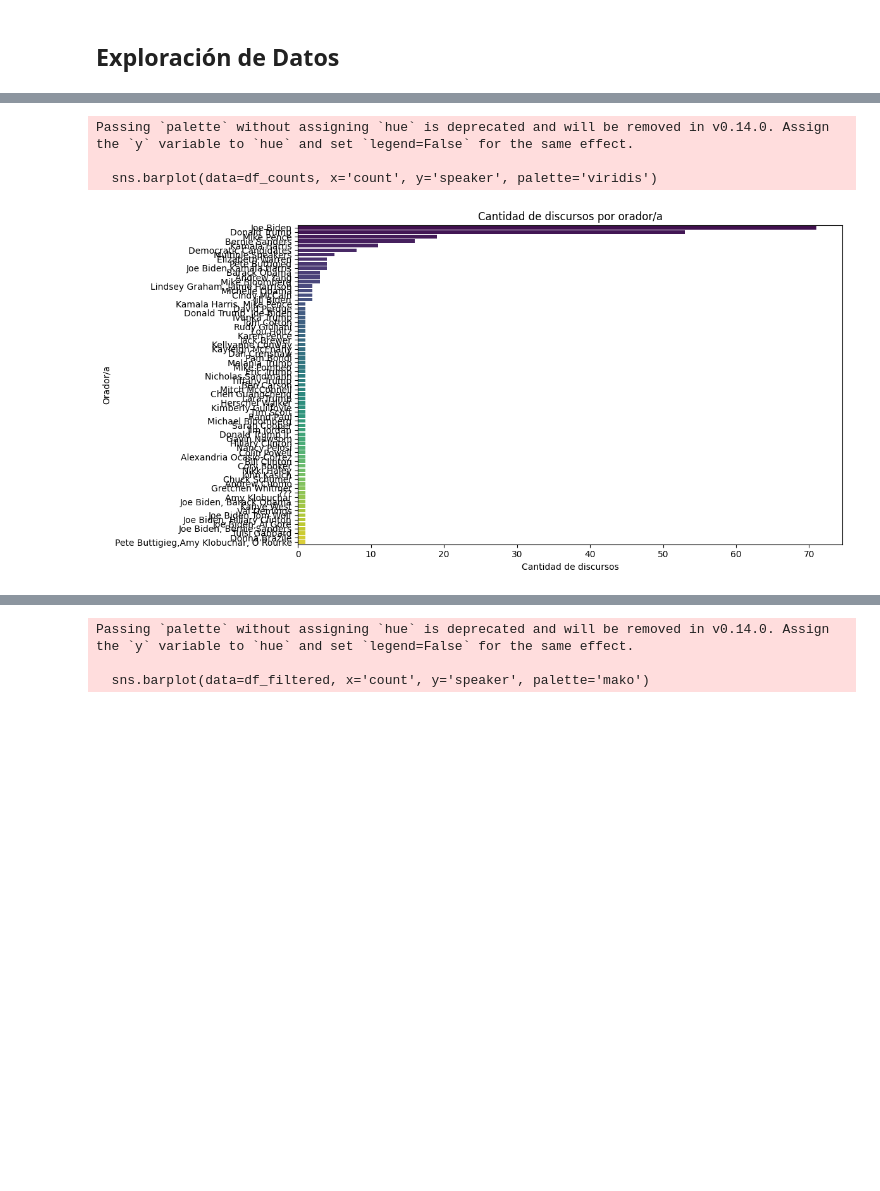
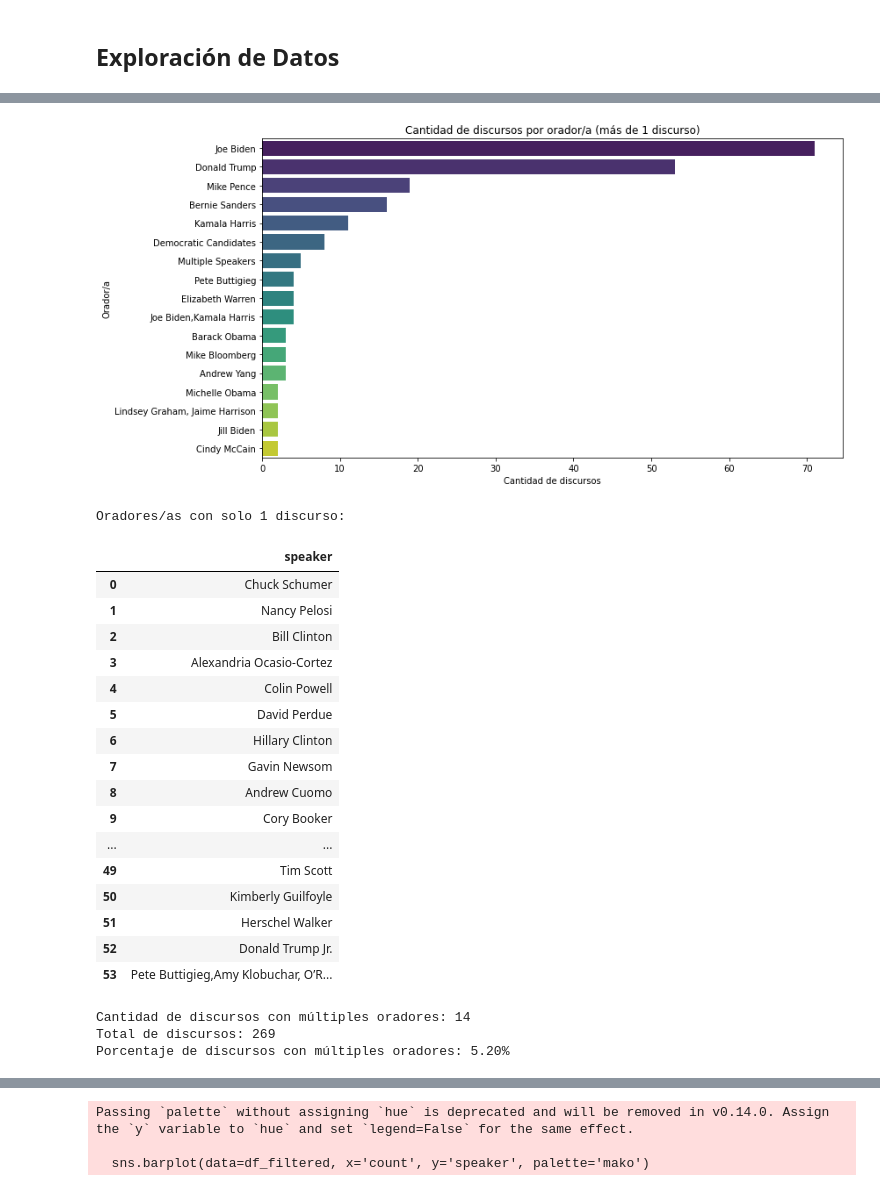
Before and after one commit to Jonathanrr98/intro-cd-tarea1, a Jupyter notebook: us2020_propuesta_estudiantes.ipynb, the cells around one changed output, grey strips where cells are left out. Saved outputs shown, nothing was run; the diff lists cells and outputs as text; code cells hidden in the pictures; blank space fills up the shorter version.

Commit message:
Add Grafica de pastel y % de lo que representan los oradores dobles del total

```diff
--- a/us2020_propuesta_estudiantes.ipynb
+++ b/us2020_propuesta_estudiantes.ipynb
@@ -173,19 +173,62 @@ None
 # %%
 # Convertir a DataFrame y ordenar
 df_counts = speech_counts.reset_index()
 df_counts.columns = ['speaker', 'count']
-df_counts = df_counts.sort_values(by='count', ascending=False)
 
-# Crear gráfico
+# Filtrar oradores con más de un discurso
+df_counts_more_than_one = df_counts[df_counts['count'] > 1]
+
+# Ordenar por la cantidad de discursos
+df_counts_more_than_one = df_counts_more_than_one.sort_values(by='count', ascending=False)
+
+# Crear gráfico de oradores con más de un discurso
 plt.figure(figsize=(12, 6))
-sns.barplot(data=df_counts, x='count', y='speaker', palette='viridis')
-plt.title('Cantidad de discursos por orador/a')
+sns.barplot(data=df_counts_more_than_one, x='count', y='speaker', palette='viridis')
+plt.title('Cantidad de discursos por orador/a (más de 1 discurso)')
 plt.xlabel('Cantidad de discursos')
 plt.ylabel('Orador/a')
 plt.tight_layout()
 plt.show()
+
+# Filtrar oradores con un solo discurso (sobre el df original)
+df_counts_single = df_counts[df_counts['count'] == 1]
+
+# Mostrar tabla con los oradores con un solo discurso
+print("Oradores/as con solo 1 discurso:")
+display(df_counts_single[['speaker']].reset_index(drop=True))
 # %% [output]
+[figure, new version]
-Passing `palette` without assigning `hue` is deprecated and will be removed in v0.14.0. Assign the `y` variable to `hue` and set `legend=False` for the same effect.
-
-  sns.barplot(data=df_counts, x='count', y='speaker', palette='viridis')
+Oradores/as con solo 1 discurso:
-[figure, old version]
+|  | speaker |
+| 0 | Chuck Schumer |
+| 1 | Nancy Pelosi |
+| 2 | Bill Clinton |
+| 3 | Alexandria Ocasio-Cortez |
+| 4 | Colin Powell |
+| 5 | David Perdue |
+| 6 | Hillary Clinton |
+| 7 | Gavin Newsom |
+| 8 | Andrew Cuomo |
+| 9 | Cory Booker |
+| ... | ... |
+| 49 | Tim Scott |
+| 50 | Kimberly Guilfoyle |
+| 51 | Herschel Walker |
+| 52 | Donald Trump Jr. |
+| 53 | Pete Buttigieg,Amy Klobuchar, O’R... |
+# %%
+# Verificar cuántos registros tienen múltiples oradores (separados por coma)
+df_speeches['multiple_speakers'] = df_speeches['speaker'].str.contains(',', na=False)
+
+# Calcular cantidad y porcentaje
+cantidad_dobles = df_speeches['multiple_speakers'].sum()
+total_discursos = df_speeches.shape[0]
+porcentaje_dobles = (cantidad_dobles / total_discursos) * 100
+
+print(f"Cantidad de discursos con múltiples oradores: {cantidad_dobles}")
+print(f"Total de discursos: {total_discursos}")
+print(f"Porcentaje de discursos con múltiples oradores: {porcentaje_dobles:.2f}%")
+# %% [output]
+Cantidad de discursos con múltiples oradores: 14
+Total de discursos: 269
+Porcentaje de discursos con múltiples oradores: 5.20%
```
Also changed, not shown: parts of 2 cells of this notebook.
